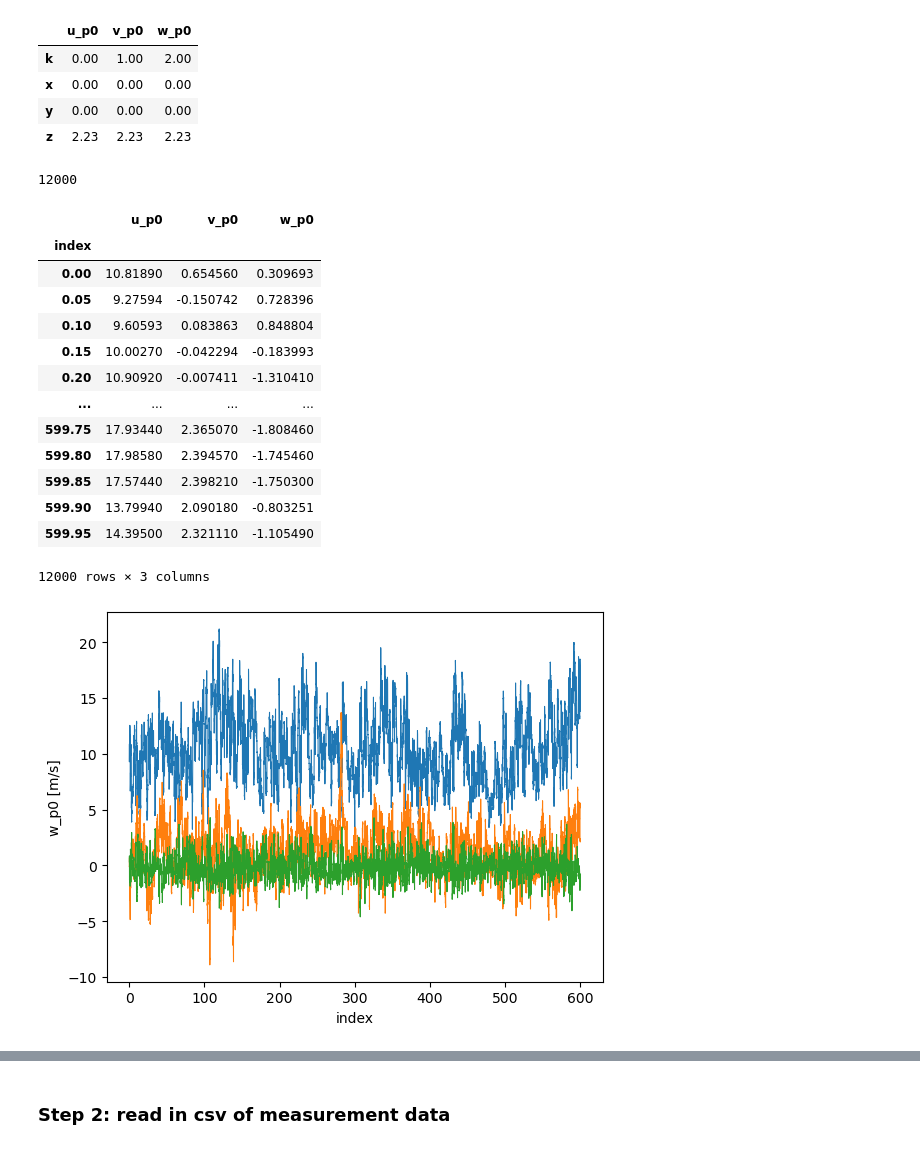
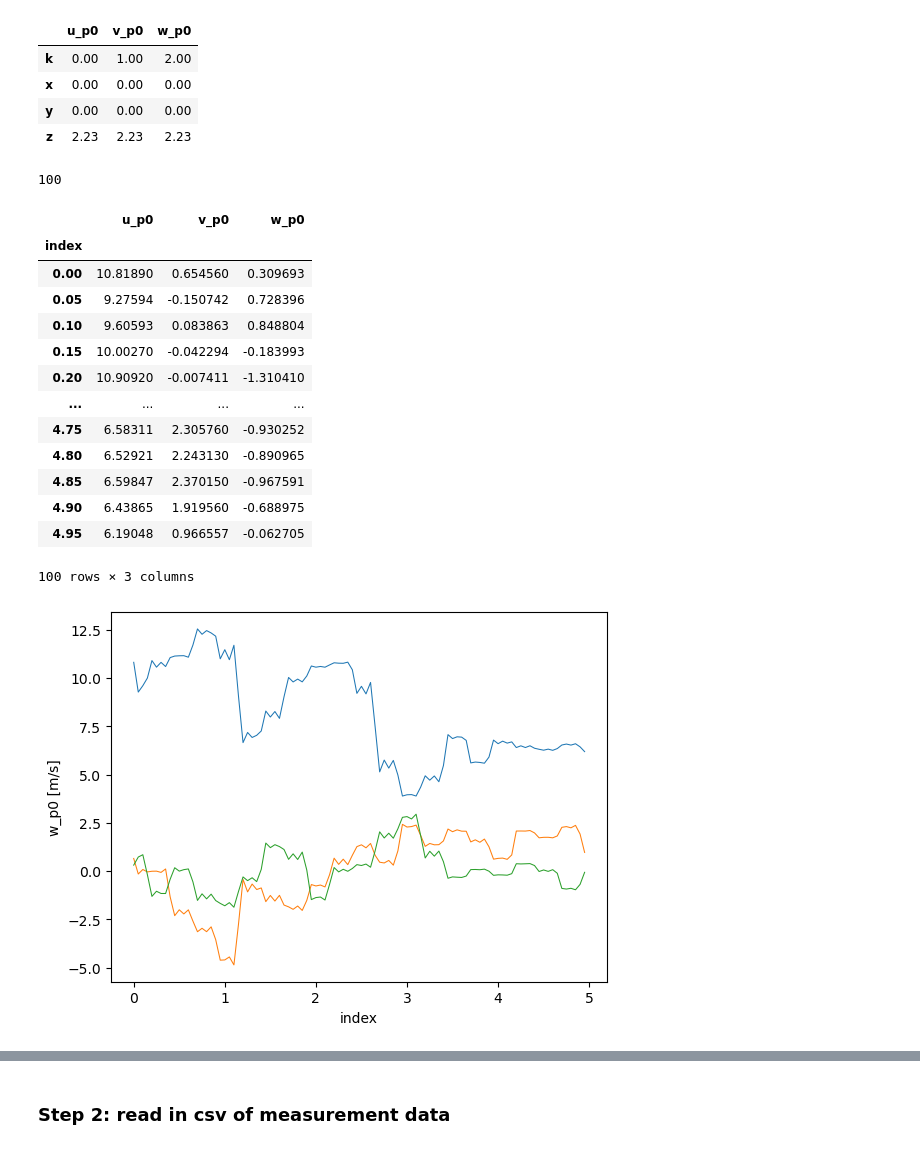
Before and after one commit to brookeslawski/pyconturb-pvade, a Jupyter notebook: duramat_constrained_turb.ipynb, the cells around one changed output, grey strips where cells are left out. Saved outputs shown, nothing was run; the diff lists cells and outputs as text; code cells hidden in the pictures.

```diff
--- a/duramat_constrained_turb.ipynb
+++ b/duramat_constrained_turb.ipynb
@@ -31,43 +31,44 @@ sonic_spat_df.head()  # look at the first few rows
 | z | 2.23 | 2.23 | 2.23 |
 # %%
 # sonic_data_fn = 'sonic1_halfsecond.csv'
+sonic_data_fn = 'sonic1_5s.csv'
 # sonic_data_fn = 'sonic1_20s.csv'
-sonic_data_fn = 'sonic1_10min.csv'
+# sonic_data_fn = 'sonic1_10min.csv'
 
-tf_sonic1 = 600.0 # 20.0 # 0.5 #3.0 # s # 10 min = 10*60.0 s
+tf_sonic1 =  5.0 #600.0 # 20.0 # 0.5 #3.0 # s # 10 min = 10*60.0 s
 dt_sonic1 = 1/20.0 # s
 t_sonic1 = np.arange(0.0, tf_sonic1, dt_sonic1)
 print(len(t_sonic1))
 
 raw_data = pd.read_csv(sonic_data_fn, header=None)
 raw_data = raw_data.rename(columns={0:'u_p0', 1:'v_p0', 2:'w_p0'})
 for col in raw_data.filter(regex='u_', axis=1).columns:
     raw_data[col] = -1.0*raw_data[col] # to make it positive from the west
 raw_data['index'] = t_sonic1
 sonic_data = raw_data.set_index('index')
 sonic_data
 # %% [output]
-12000
+100
 |  | u_p0 | v_p0 | w_p0 |
 | index |  |  |  |
 | 0.00 | 10.81890 | 0.654560 | 0.309693 |
 | 0.05 | 9.27594 | -0.150742 | 0.728396 |
 | 0.10 | 9.60593 | 0.083863 | 0.848804 |
 | 0.15 | 10.00270 | -0.042294 | -0.183993 |
 | 0.20 | 10.90920 | -0.007411 | -1.310410 |
 | ... | ... | ... | ... |
-| 599.75 | 17.93440 | 2.365070 | -1.808460 |
-| 599.80 | 17.98580 | 2.394570 | -1.745460 |
-| 599.85 | 17.57440 | 2.398210 | -1.750300 |
-| 599.90 | 13.79940 | 2.090180 | -0.803251 |
-| 599.95 | 14.39500 | 2.321110 | -1.105490 |
+| 4.75 | 6.58311 | 2.305760 | -0.930252 |
+| 4.80 | 6.52921 | 2.243130 | -0.890965 |
+| 4.85 | 6.59847 | 2.370150 | -0.967591 |
+| 4.90 | 6.43865 | 1.919560 | -0.688975 |
+| 4.95 | 6.19048 | 0.966557 | -0.062705 |
-12000 rows × 3 columns
+100 rows × 3 columns
 # %%
 for col in sonic_data.columns:
     ax = sonic_data[col].plot(lw=0.75)  # subselect long. wind component
     ax.set_ylabel(col + ' [m/s]');
 # %% [output]
-[figure, old version]
+[figure, new version]
 # %%
 sonic_df = pd.concat([sonic_spat_df, sonic_data], axis=0)
 sonic_df
```
Also changed, not shown: parts of 18 cells of this notebook, 1 other file.
